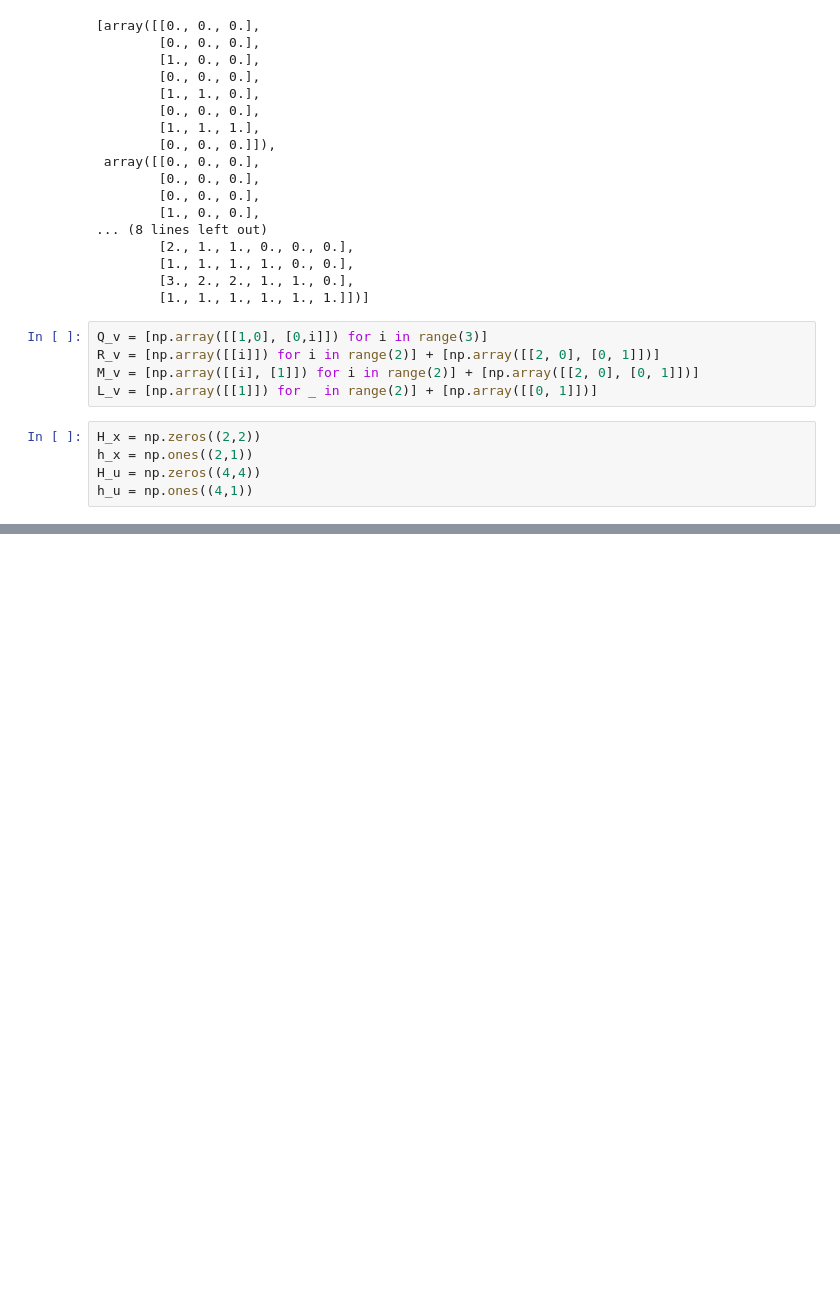
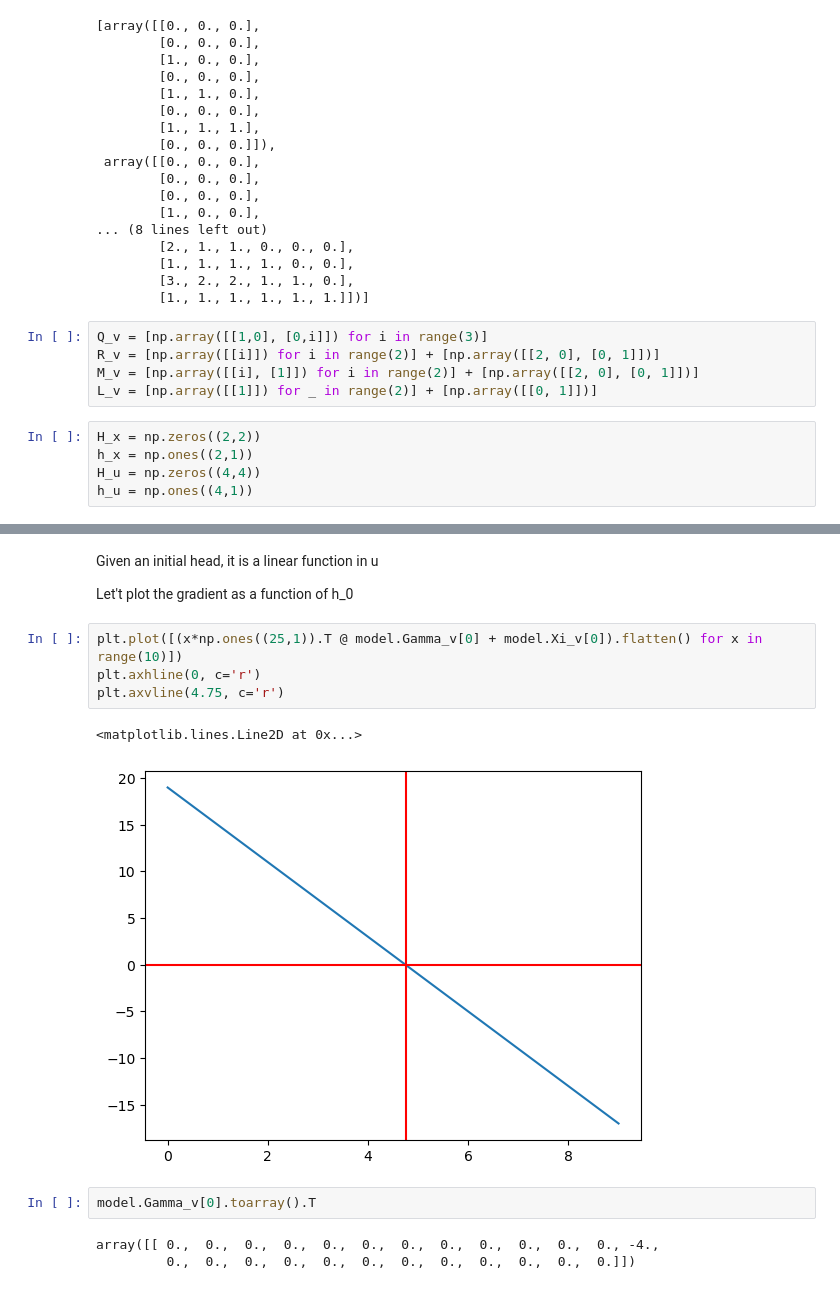
Before and after one commit to leonardchanfreau/RHG_GroundWater, a Jupyter notebook: test.ipynb, the cells around one changed output, grey strips where cells are left out. Cells and saved outputs as stored; diff of their text form; blank space fills up the shorter version.

```diff
--- a/test.ipynb
+++ b/test.ipynb
@@ -112,0 +256,16 @@ array([[-0.01559142],
+# %% [markdown]
+Given an initial head, it is a linear function in u
+
+Let't plot the gradient as a function of h_0
+# %%
+plt.plot([(x*np.ones((25,1)).T @ model.Gamma_v[0] + model.Xi_v[0]).flatten() for x in range(10)])
+plt.axhline(0, c='r')
+plt.axvline(4.75, c='r')
+# %% [output]
+<matplotlib.lines.Line2D at 0x...>
+[figure, added]
+# %%
+model.Gamma_v[0].toarray().T
+# %% [output]
+array([[ 0.,  0.,  0.,  0.,  0.,  0.,  0.,  0.,  0.,  0.,  0.,  0., -4.,
+         0.,  0.,  0.,  0.,  0.,  0.,  0.,  0.,  0.,  0.,  0.,  0.]])
```
Also changed, not shown: parts of 33 cells of this notebook, 14 other files.
